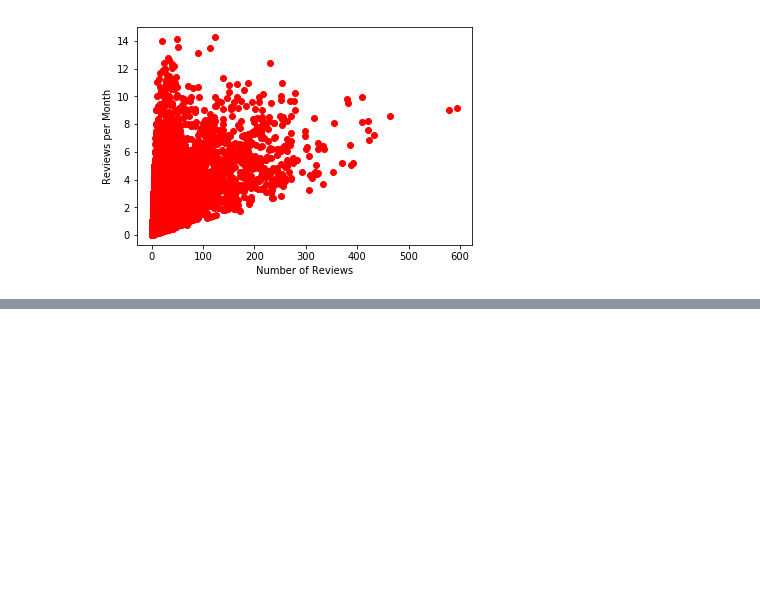
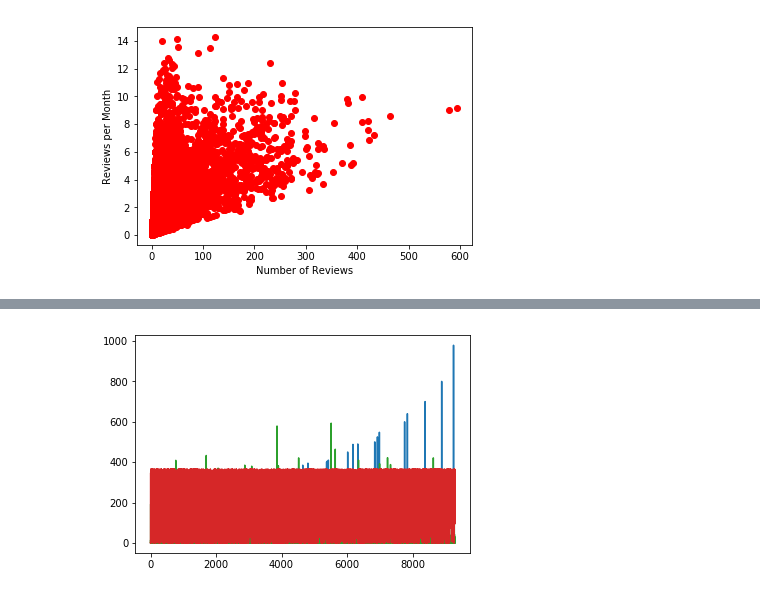
Before and after one commit to emett75/Unit-1-Capstone, a Jupyter notebook: Unit 1 Capstone.ipynb, the cells around one changed output, grey strips where cells are left out. Drawn from its saved outputs; the diff is of its cells as text; code cells hidden in the pictures; blank space fills up the shorter version.

```diff
--- a/Unit 1 Capstone.ipynb
+++ b/Unit 1 Capstone.ipynb
@@ -132,0 +157,6 @@ plt.show()
+# %%
+plt.plot(athens_budget)
+plt.show()
+#what does the red bar mean?
+# %% [output]
+[figure, added]
```
Also changed, not shown: parts of 14 cells of this notebook.
